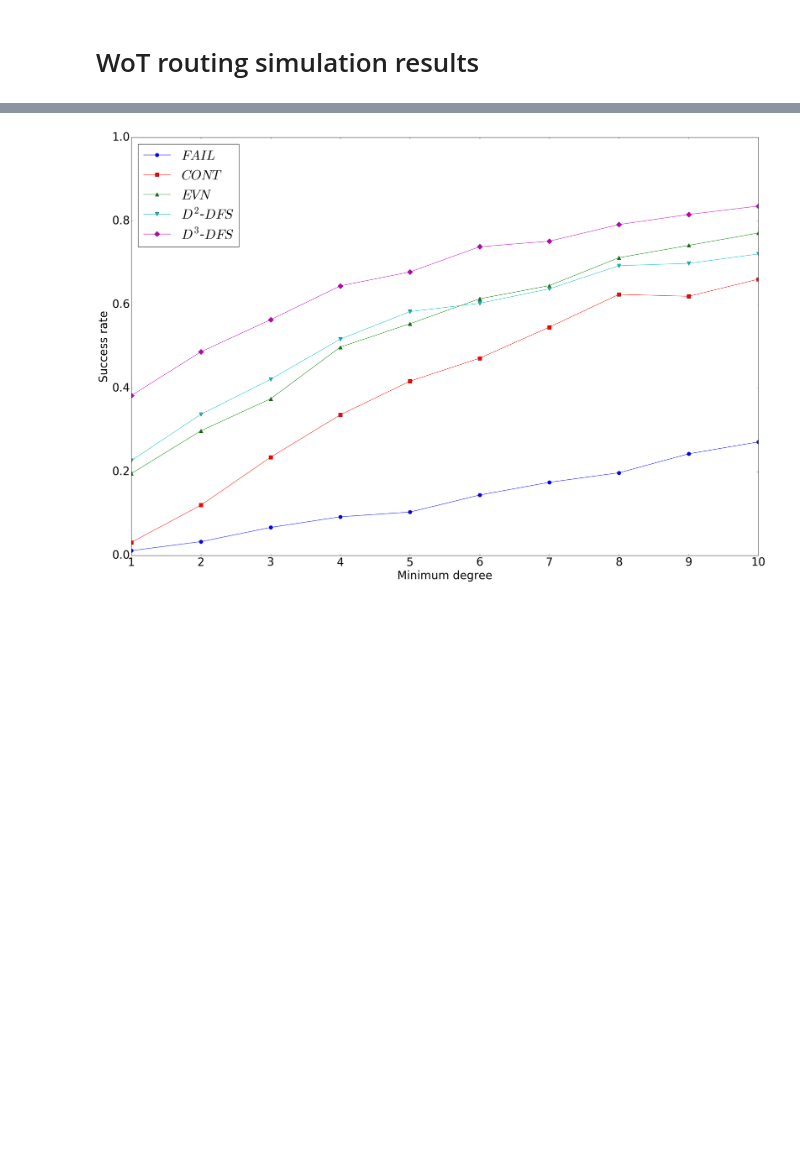
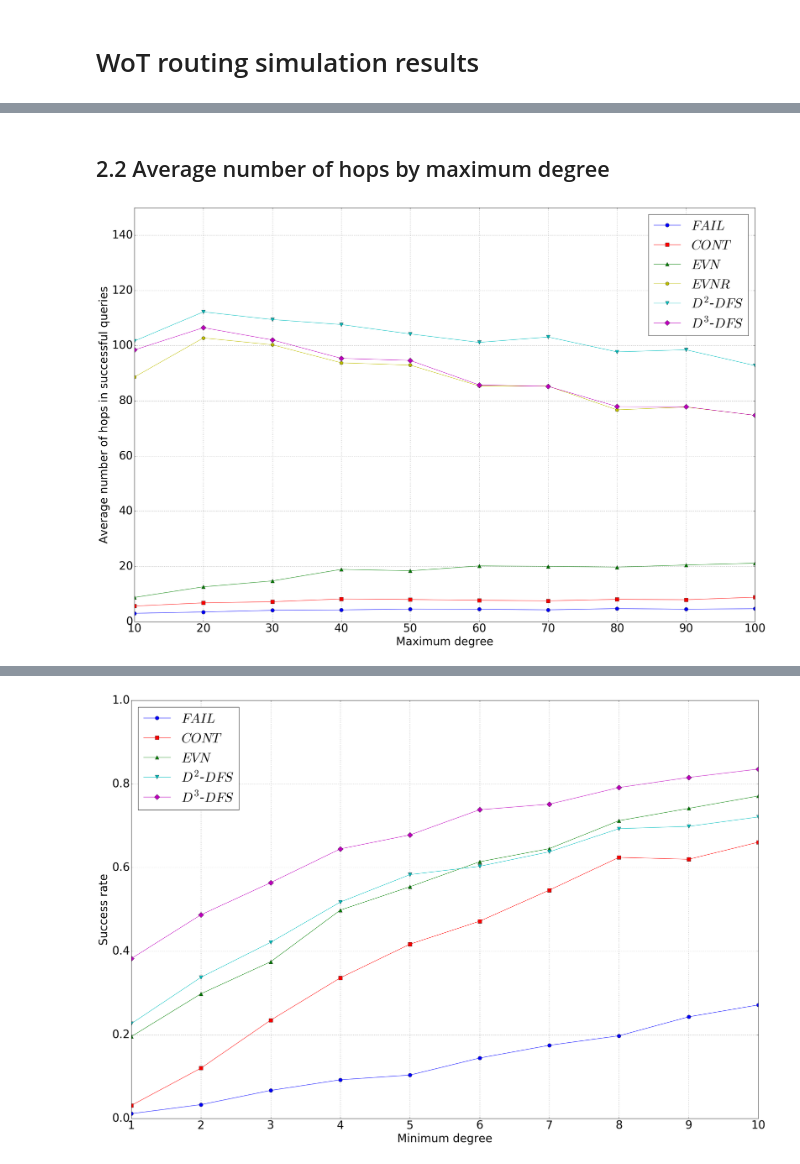
Before and after one commit to akiratk0355/navigable-network-analysis, a Jupyter notebook: wot_routing_simulations.ipynb, the cells around one changed output, grey strips where cells are left out. Saved outputs shown, nothing was run; the diff lists cells and outputs as text; code cells hidden in the pictures; blank space fills up the shorter version.

```diff
--- a/wot_routing_simulations.ipynb
+++ b/wot_routing_simulations.ipynb
@@ -22,0 +134,19 @@ plt.rcParams["lines.markersize"] = 10
+# %% [markdown]
+## 2.2 Average number of hops by maximum degree
+# %%
+plt.plot(fail['clip'][:-1], fail['apl'][:-1], 'bo-', label='$FAIL$')
+plt.plot(cont['clip'][:-1], cont['apl'][:-1], 'rs-', label='$CONT$')
+plt.plot(evn['clip'][:-1], evn['apl'][:-1], 'g^-', label='$EVN$')
+plt.plot(evnr['clip'][:-1], evnr['apl'][:-1], 'yh-', label='$EVNR$')
+plt.plot(d2dfs['clip'][:-1], d2dfs['apl'][:-1], 'cv-', label='$D^2$-$DFS$')
+plt.plot(d3dfs['clip'][:-1], d3dfs['apl'][:-1], 'mD-', label='$D^3$-$DFS$')
+plt.grid(True)
+plt.plot()
+plt.xlabel("Maximum degree")
+plt.ylabel("Average number of hops in successful queries")
+plt.ylim(0, 150)
+plt.legend(loc='upper right')
+plt.savefig("fig/clip_hops.eps")
+plt.show()
+# %% [output]
+[figure, added]
```
Also changed, not shown: parts of 24 cells of this notebook, 22 other files.
